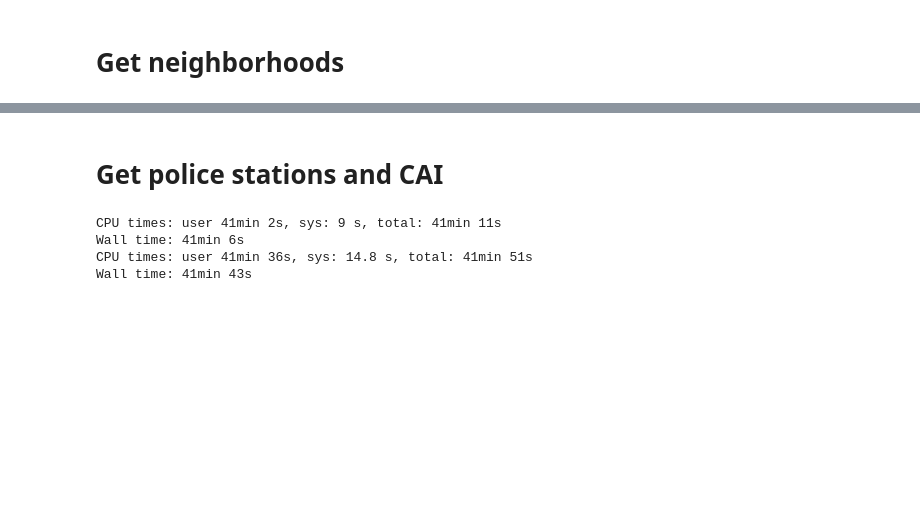
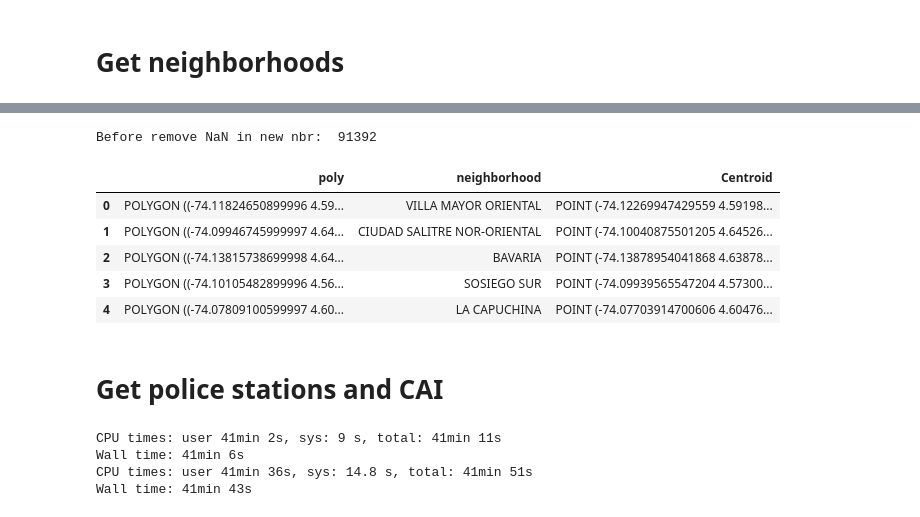
Before and after one commit to joch182/inmoxis-price-prediction, a Jupyter notebook: Sales_EDA.ipynb, the cells around one changed output, grey strips where cells are left out. Saved outputs shown, nothing was run; the diff lists cells and outputs as text; code cells hidden in the pictures; blank space fills up the shorter version.

Commit message:
added centroid of neighborhoods

```diff
--- a/Sales_EDA.ipynb
+++ b/Sales_EDA.ipynb
@@ -218,31 +214,23 @@ import json
 with open("Datos Abiertos - Bogota/Ordenamiento_Territorial - Sector_Catastral/Raw-data-sector-catastral-april-2023.geojson") as f:
     nbr_js = json.load(f)
 
+def get_centroid(polygon):
+    # Get center coordinates of the polygon
+    return polygon.centroid
+
 def generate_polygon(feat):
     feat['poly'] = shape(feat["geometry"])
     return feat
 
-def get_sector_name(prop):
+def get_neighborhood_name(prop):
     return prop['SCANOMBRE']
 
-def get_nbr(row):
+def get_neighborhood(row):
     point = Point(row['lng'], row['lat'])
     # res = df_sector_polygons[df_sector_polygons['poly'].contains(point)]
     res = df_sector_polygons['poly'].apply(lambda p : p.contains(point))
     if res[res].size > 0:
         index_found = res[res].index[0]
-        return df_sector_polygons.iloc[[index_found]]['Sector_name'].values[0]
+        return df_sector_polygons.iloc[[index_found]]['neighborhood'].values[0]
     else:
         return None
-
-print('Before remove NaN in new nbr: ', len(main_df.index))
-features = nbr_js['features']
-sector_polygons = [generate_polygon(feat) for feat in features]
-df_sector_polygons = pd.DataFrame.from_dict(sector_polygons)
-df_sector_polygons['Sector_name'] = df_sector_polygons['properties'].map(lambda x:get_sector_name(x))
-df_sector_polygons.drop(columns=['type', 'properties', 'geometry'], inplace=True)
-
-%time main_df['nbr'] = main_df[['lng','lat']].apply(get_nbr,axis=1)
-main_df = main_df.dropna(subset=['nbr'])
-print('After remove NaN in new nbr: ', len(main_df.index))
-display(main_df.head())
@@ -258,0 +237,17 @@ After remove NaN in new nbr:  82437
+# %%
+print('Before remove NaN in new nbr: ', len(main_df.index))
+features = nbr_js['features']
+sector_polygons = [generate_polygon(feat) for feat in features]
+df_sector_polygons = pd.DataFrame.from_dict(sector_polygons)
+df_sector_polygons['neighborhood'] = df_sector_polygons['properties'].map(lambda x:get_neighborhood_name(x))
+df_sector_polygons['Centroid'] = df_sector_polygons['poly'].map(lambda x:get_centroid(x))
+df_sector_polygons.drop(columns=['type', 'properties', 'geometry'], inplace=True)
+df_sector_polygons.head()
+# %% [output]
+Before remove NaN in new nbr:  91392
+|  | poly | neighborhood | Centroid |
+| 0 | POLYGON ((-74.11824650899996 4.59... | VILLA MAYOR ORIENTAL | POINT (-74.12269947429559 4.59198... |
+| 1 | POLYGON ((-74.09946745999997 4.64... | CIUDAD SALITRE NOR-ORIENTAL | POINT (-74.10040875501205 4.64526... |
+| 2 | POLYGON ((-74.13815738699998 4.64... | BAVARIA | POINT (-74.13878954041868 4.63878... |
+| 3 | POLYGON ((-74.10105482899996 4.56... | SOSIEGO SUR | POINT (-74.09939565547204 4.57300... |
+| 4 | POLYGON ((-74.07809100599997 4.60... | LA CAPUCHINA | POINT (-74.07703914700606 4.60476... |
```
Also changed, not shown: parts of 8 cells of this notebook, 1 other file.
